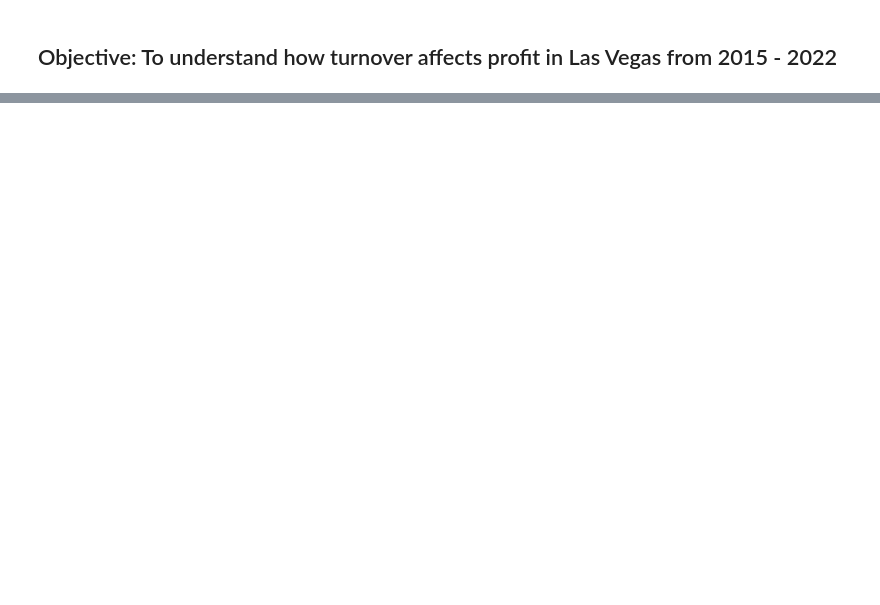
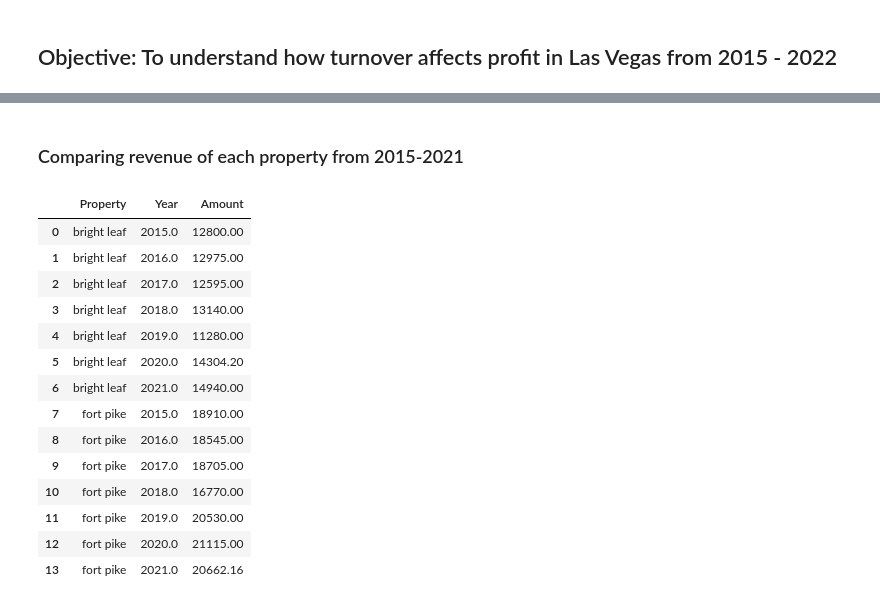
Before and after one commit to TysonTran/LV_Real_Estate, a Jupyter notebook: LV Real Estate Analysis.ipynb, the cells around one changed output, grey strips where cells are left out. Cells and saved outputs as stored; diff of their text form; code cells hidden in the pictures; blank space fills up the shorter version.

```diff
--- a/LV Real Estate Analysis.ipynb
+++ b/LV Real Estate Analysis.ipynb
@@ -74,2 +58,2 @@ contains leaf or bright in case one is misspelled
 # %%
-df.drop(["Unnamed: 0", "Date", "Num", "Clr", "Balance"], axis=1, inplace=True)
+df.drop(["Unnamed: 0", "Date", "Num", "Clr", "Balance", "Memo", "is_bright_leaf", "is_fort_pike"], axis=1, inplace=True)
@@ -75,0 +76,22 @@ df.drop(["Unnamed: 0", "Date", "Num", "Clr", "Balance"], axis=1, inplace=True)
+# %% [markdown]
+### Comparing revenue of each property from 2015-2021
+# %%
+income = df.loc[df["Split"]=="Rental Income"].groupby(["Property", "Year"]).sum().reset_index()
+# %%
+income
+# %% [output]
+|  | Property | Year | Amount |
+| 0 | bright leaf | 2015.0 | 12800.00 |
+| 1 | bright leaf | 2016.0 | 12975.00 |
+| 2 | bright leaf | 2017.0 | 12595.00 |
+| 3 | bright leaf | 2018.0 | 13140.00 |
+| 4 | bright leaf | 2019.0 | 11280.00 |
+| 5 | bright leaf | 2020.0 | 14304.20 |
+| 6 | bright leaf | 2021.0 | 14940.00 |
+| 7 | fort pike | 2015.0 | 18910.00 |
+| 8 | fort pike | 2016.0 | 18545.00 |
+| 9 | fort pike | 2017.0 | 18705.00 |
+| 10 | fort pike | 2018.0 | 16770.00 |
+| 11 | fort pike | 2019.0 | 20530.00 |
+| 12 | fort pike | 2020.0 | 21115.00 |
+| 13 | fort pike | 2021.0 | 20662.16 |
```
Also changed, not shown: parts of 14 cells of this notebook.
